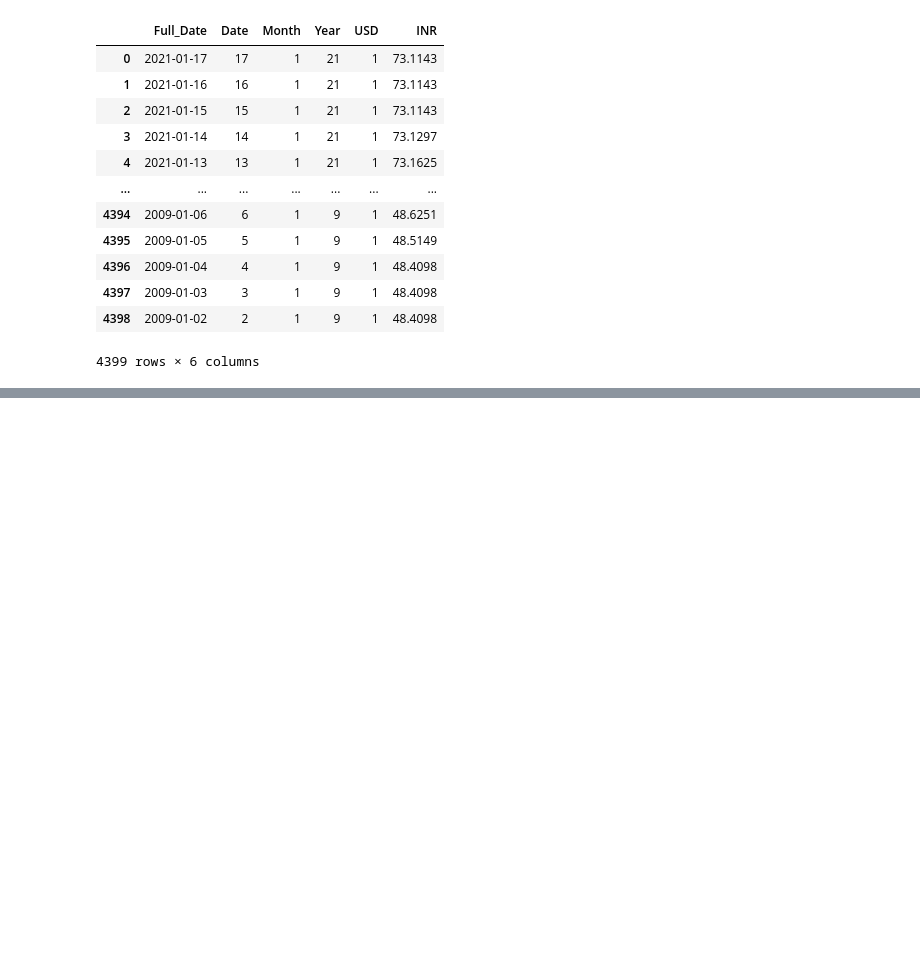
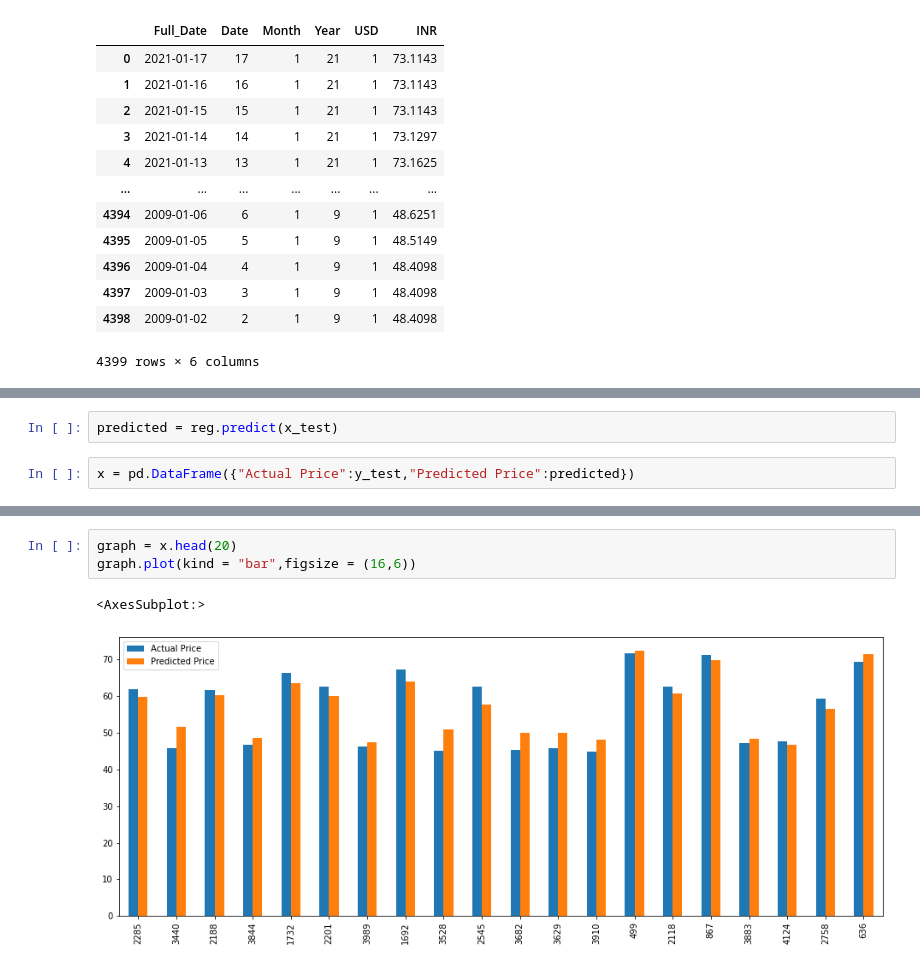
Before and after one commit to xvinay28x/Predicting_US_Dollar_Price-, a Jupyter notebook: Untitled.ipynb, the cells around one changed output, grey strips where cells are left out. Cells and saved outputs as stored; diff of their text form; blank space fills up the shorter version.

```diff
--- a/Untitled.ipynb
+++ b/Untitled.ipynb
@@ -47,0 +84,4 @@ LinearRegression()
+# %%
+predicted = reg.predict(x_test)
+# %%
+x = pd.DataFrame({"Actual Price":y_test,"Predicted Price":predicted})
@@ -47,0 +104,6 @@ LinearRegression()
+# %%
+graph = x.head(20)
+graph.plot(kind = "bar",figsize = (16,6))
+# %% [output]
+<AxesSubplot:>
+[figure, added]
```
Also changed, not shown: parts of 13 cells of this notebook.
